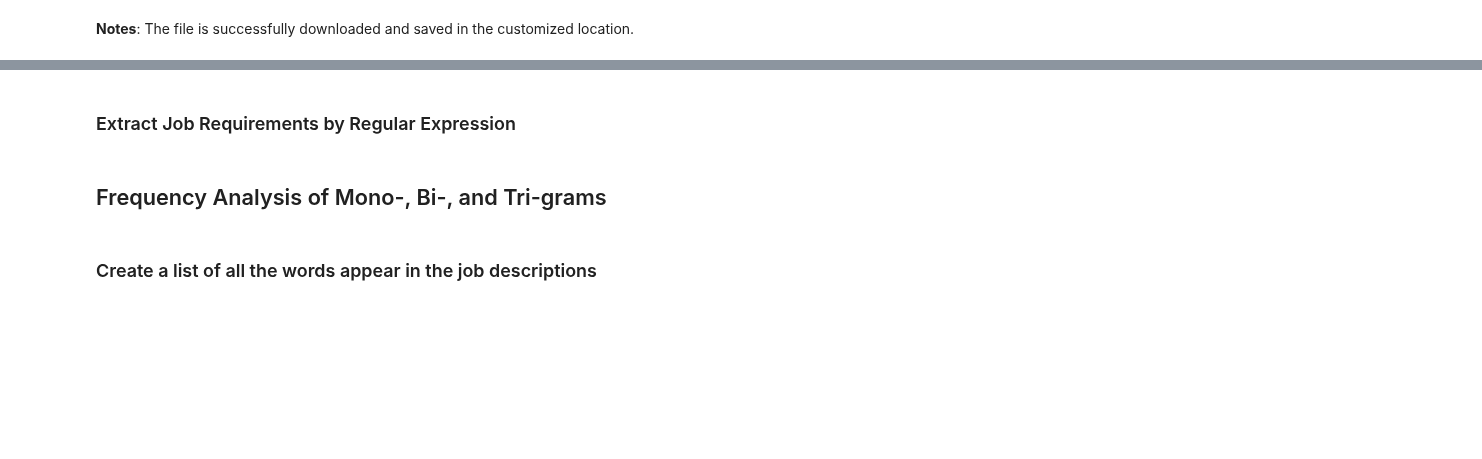
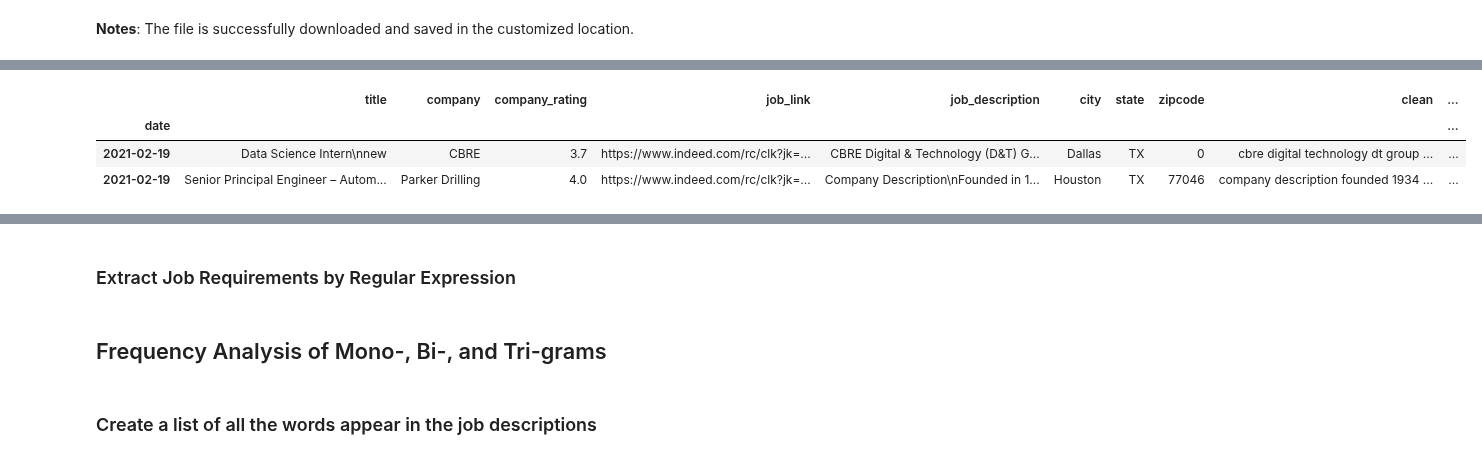
Before and after one commit to Blue-Owl-Data/Job-Search-Dashboard, a Jupyter notebook: notebook/MVP_Shi.ipynb, the cells around one changed output, grey strips where cells are left out. Cells and saved outputs as stored; diff of their text form; code cells hidden in the pictures; blank space fills up the shorter version.

```diff
--- a/notebook/MVP_Shi.ipynb
+++ b/notebook/MVP_Shi.ipynb
@@ -998,3 +1010,11 @@ memory usage: 203.3+ KB
+# %%
+# Print the first two rows of the dataframe
+df_ds_tx.head(2)
+# %% [output]
+|  | title | company | company_rating | job_link | job_description | city | state | zipcode | clean | ... |
+| date |  |  |  |  |  |  |  |  |  | ... |
+| 2021-02-19 | Data Science Intern\nnew | CBRE | 3.7 | https://www.indeed.com/rc/clk?jk=... | CBRE Digital & Technology (D&T) G... | Dallas | TX | 0 | cbre digital technology dt group ... | ... |
+| 2021-02-19 | Senior Principal Engineer – Autom... | Parker Drilling | 4.0 | https://www.indeed.com/rc/clk?jk=... | Company Description\nFounded in 1... | Houston | TX | 77046 | company description founded 1934 ... | ... |
 # %%
 # Print the top 10 companies by the number of posts
 df_ds_tx.company.value_counts().head(10)
```
Also changed, not shown: parts of 26 cells of this notebook.
